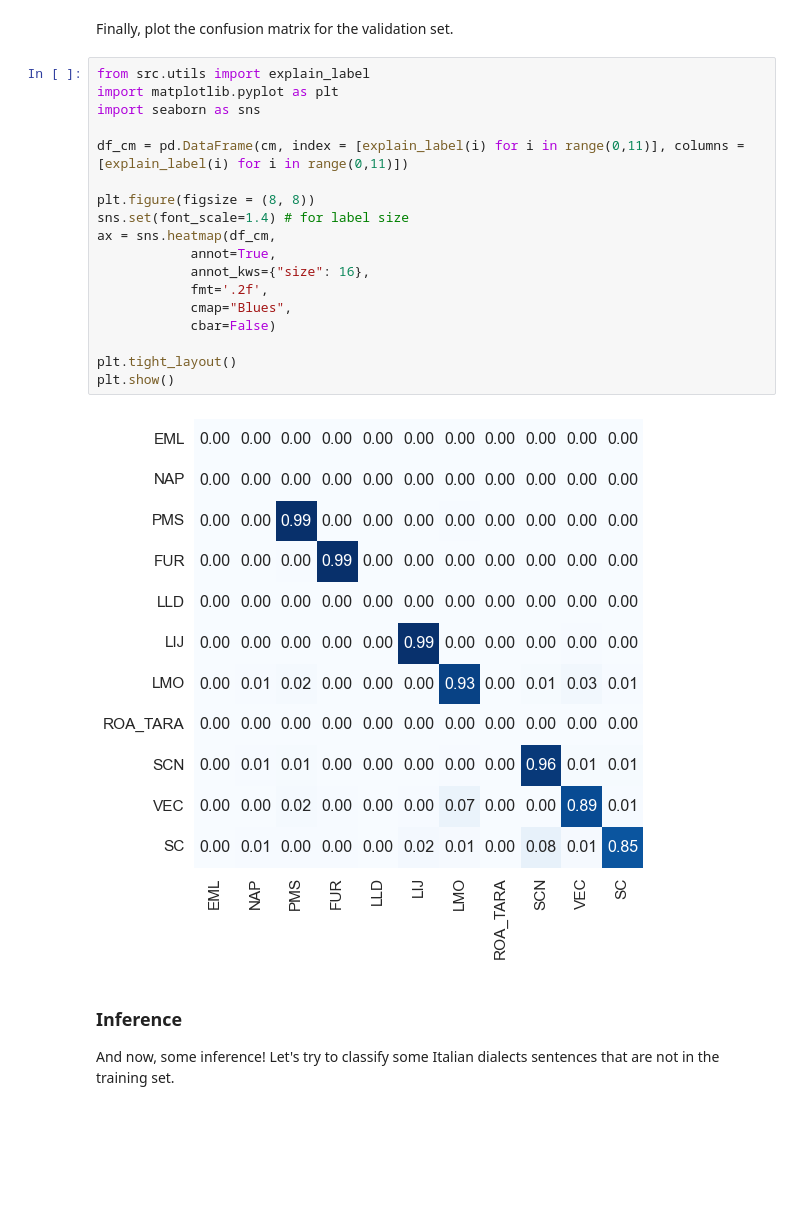
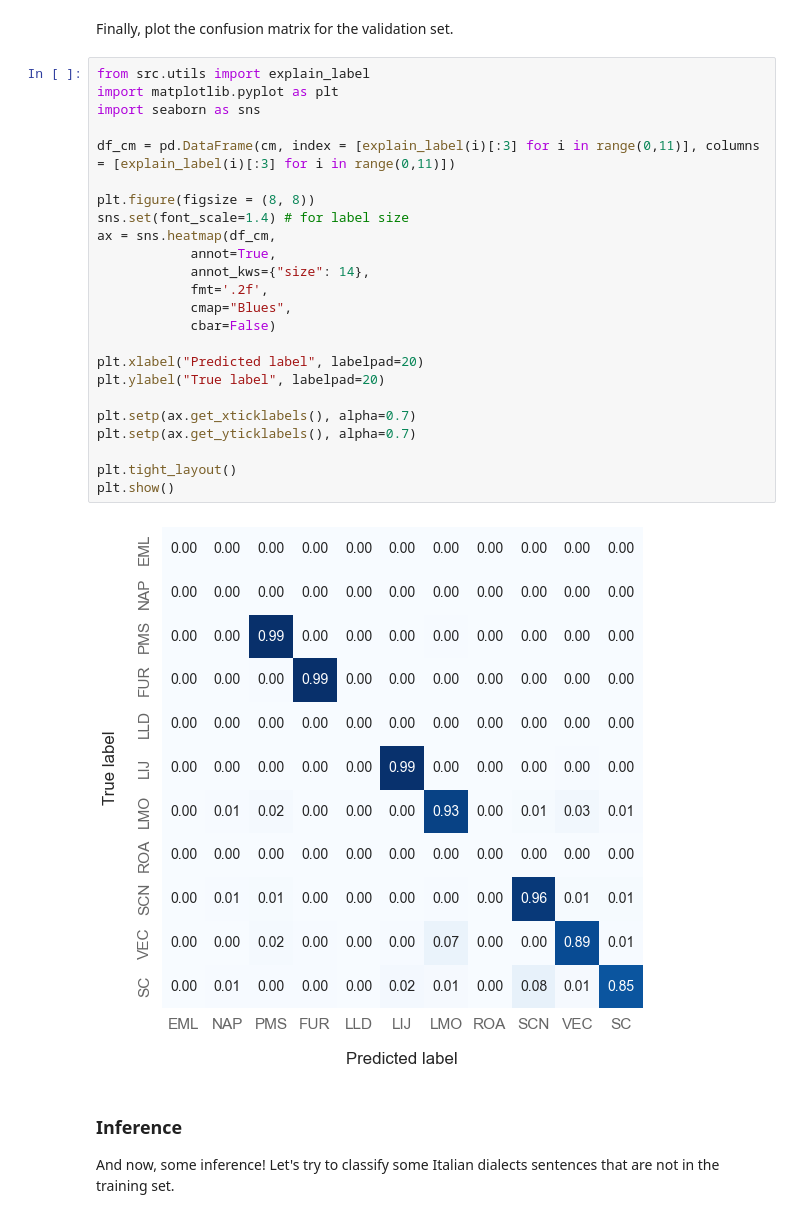
Before and after one commit to eduardoberford/spanish-dialects-identification, a Jupyter notebook: example.ipynb, the cells around one changed output. Saved outputs shown, nothing was run; the diff lists cells and outputs as text; blank space fills up the shorter version.

```diff
--- a/example.ipynb
+++ b/example.ipynb
@@ -28,23 +28,29 @@ Finally, plot the confusion matrix for the validation set.
 # %%
 from src.utils import explain_label
 import matplotlib.pyplot as plt
 import seaborn as sns
 
-df_cm = pd.DataFrame(cm, index = [explain_label(i) for i in range(0,11)], columns = [explain_label(i) for i in range(0,11)])
+df_cm = pd.DataFrame(cm, index = [explain_label(i)[:3] for i in range(0,11)], columns = [explain_label(i)[:3] for i in range(0,11)])
 
 plt.figure(figsize = (8, 8))
 sns.set(font_scale=1.4) # for label size
 ax = sns.heatmap(df_cm,
             annot=True,
-            annot_kws={"size": 16},
+            annot_kws={"size": 14},
             fmt='.2f',
             cmap="Blues",
             cbar=False)
 
+plt.xlabel("Predicted label", labelpad=20)
+plt.ylabel("True label", labelpad=20)
+
+plt.setp(ax.get_xticklabels(), alpha=0.7)
+plt.setp(ax.get_yticklabels(), alpha=0.7)
+
 plt.tight_layout()
 plt.show()
 # %% [output]
-[figure, old version]
+[figure, new version]
 # %% [markdown]
 ### Inference
 And now, some inference! Let's try to classify some Italian dialects sentences that are not in the training set.
```
